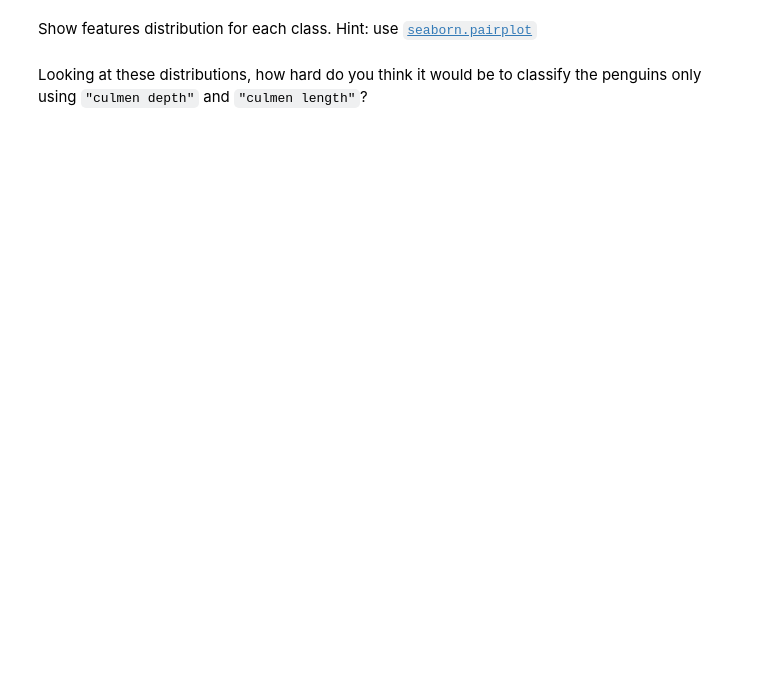
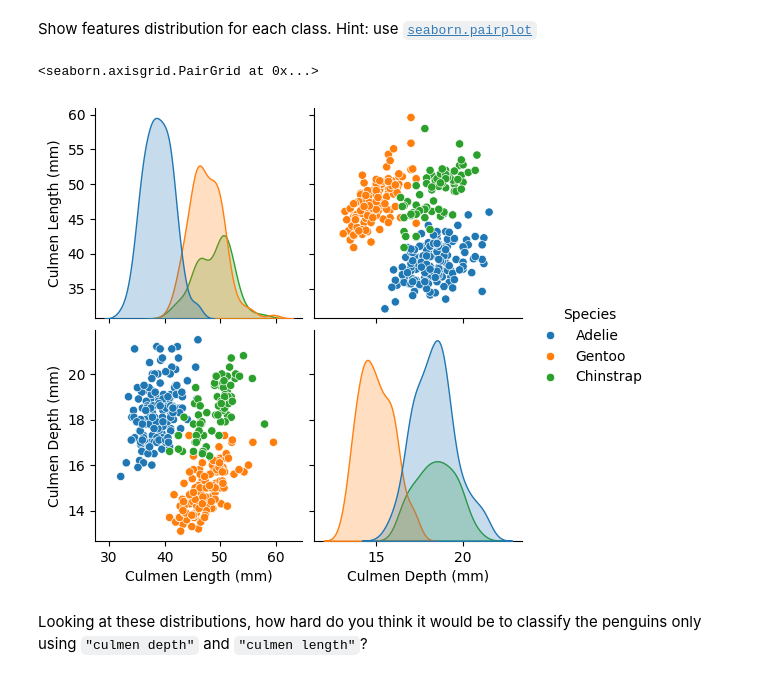
Before and after one commit to brisacoder/scikit-learn-mooc, a Jupyter notebook: notebooks/01_tabular_data_exploration_ex_01.ipynb, the cells around one changed output. Saved outputs shown, nothing was run; the diff lists cells and outputs as text; code cells hidden in the pictures; blank space fills up the shorter version.

```diff
--- a/notebooks/01_tabular_data_exploration_ex_01.ipynb
+++ b/notebooks/01_tabular_data_exploration_ex_01.ipynb
@@ -51,7 +55,11 @@ Plot histograms for the numerical features
 Show features distribution for each class. Hint: use
 [`seaborn.pairplot`](https://seaborn.pydata.org/generated/seaborn.pairplot.html)
 # %%
-# Write your code here.
+import seaborn as sns
+sns.pairplot(df, hue='Species')
+# %% [output]
+<seaborn.axisgrid.PairGrid at 0x...>
+[figure, added]
 # %% [markdown]
 Looking at these distributions, how hard do you think it would be to classify
 the penguins only using `"culmen depth"` and `"culmen length"`?
```
Also changed, not shown: parts of 1 cell of this notebook.
